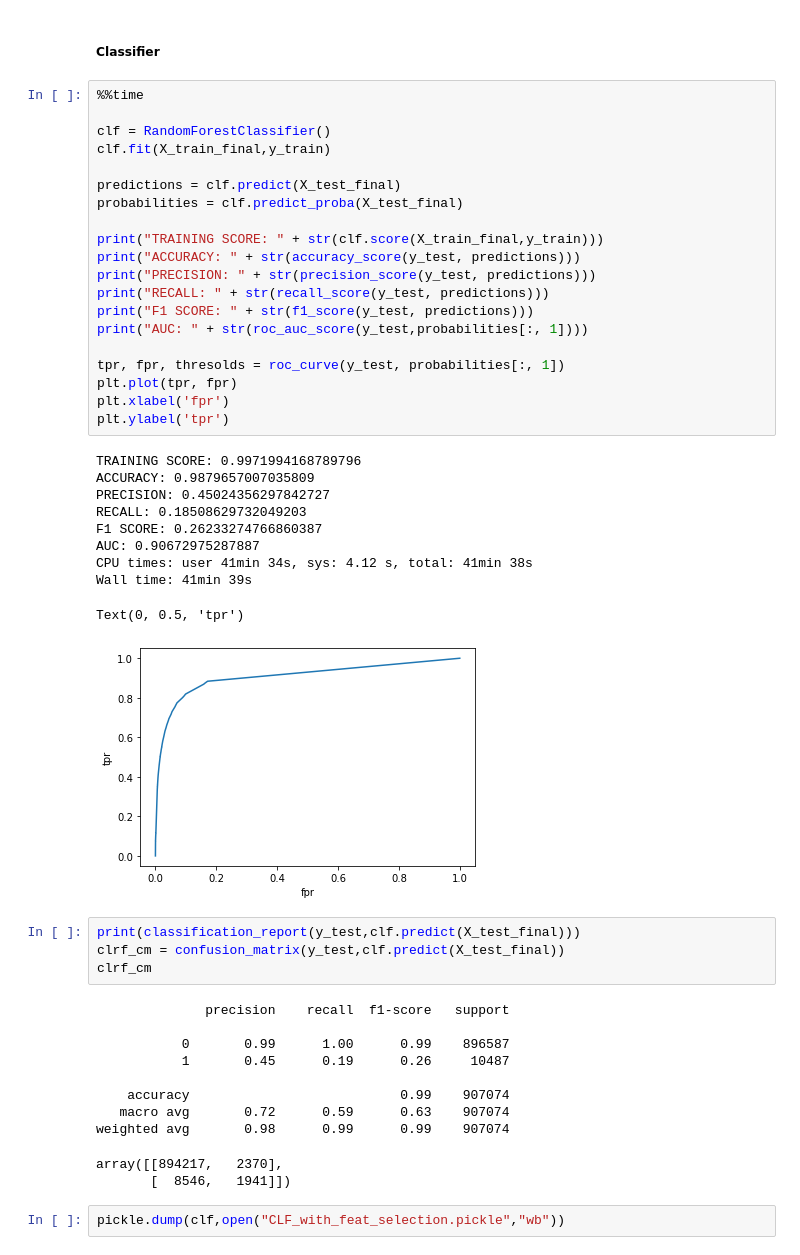
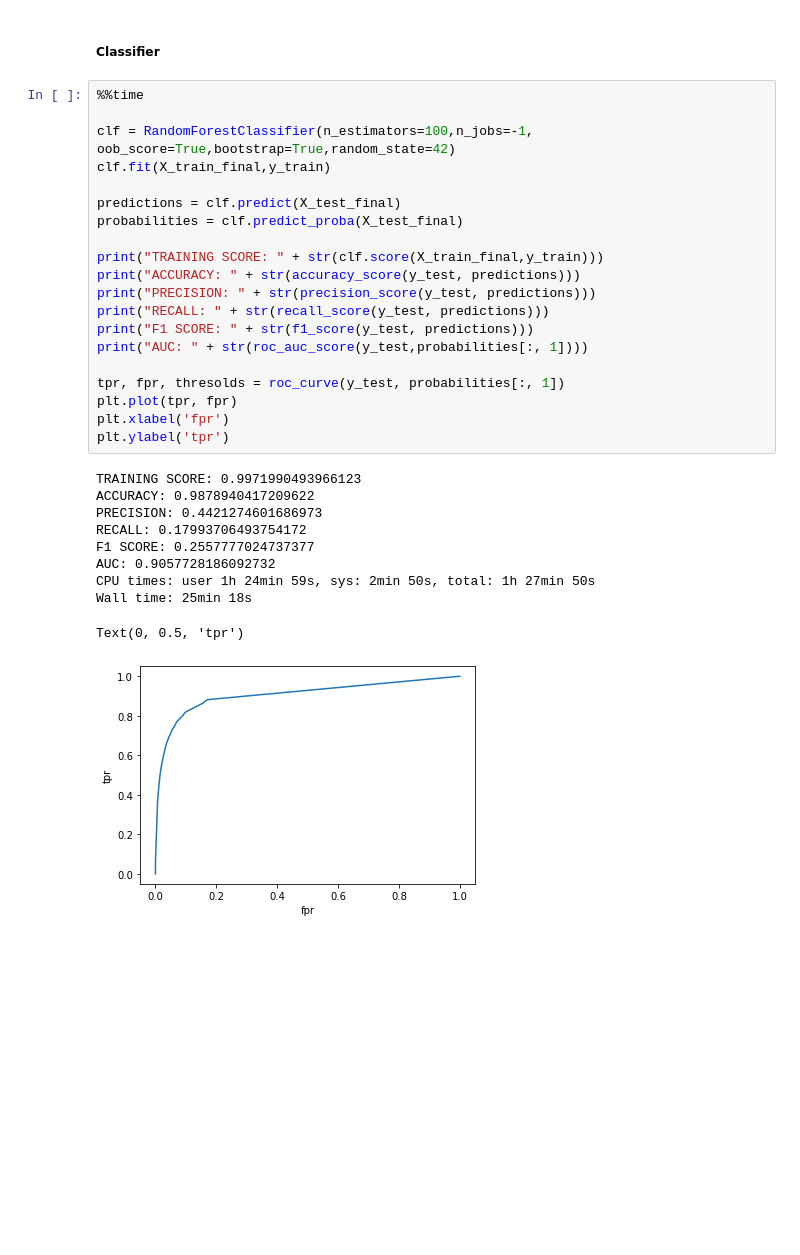
Before and after one commit to Laurajmoreno/ML_and_CRO, a Jupyter notebook: CLASSIFICATION_OPTIMIZATION_Random-Forest-with-fulldata-no-carrito-pedido.ipynb, the cells around one changed output. Drawn from its saved outputs; the diff is of its cells as text; blank space fills up the shorter version.

```diff
--- a/CLASSIFICATION_OPTIMIZATION_Random-Forest-with-fulldata-no-carrito-pedido.ipynb
+++ b/CLASSIFICATION_OPTIMIZATION_Random-Forest-with-fulldata-no-carrito-pedido.ipynb
@@ -1387,50 +1367,33 @@ pickle.dump(sel,open("feat_selection.pickle","wb"))
 # %% [markdown]
 ##### Classifier
-# %%
-%%time
-
-clf = RandomForestClassifier()
-clf.fit(X_train_final,y_train)
-
-predictions = clf.predict(X_test_final)
-probabilities = clf.predict_proba(X_test_final)
-
-print("TRAINING SCORE: " + str(clf.score(X_train_final,y_train)))
-print("ACCURACY: " + str(accuracy_score(y_test, predictions)))
-print("PRECISION: " + str(precision_score(y_test, predictions)))
-print("RECALL: " + str(recall_score(y_test, predictions)))
-print("F1 SCORE: " + str(f1_score(y_test, predictions)))
-print("AUC: " + str(roc_auc_score(y_test,probabilities[:, 1])))
-
-tpr, fpr, thresolds = roc_curve(y_test, probabilities[:, 1])
-plt.plot(tpr, fpr)
-plt.xlabel('fpr')
-plt.ylabel('tpr')
-# %% [output]
-TRAINING SCORE: 0.9971994168789796
-ACCURACY: 0.9879657007035809
-PRECISION: 0.45024356297842727
-RECALL: 0.18508629732049203
-F1 SCORE: 0.26233274766860387
-AUC: 0.90672975287887
-CPU times: user 41min 34s, sys: 4.12 s, total: 41min 38s
-Wall time: 41min 39s
-Text(0, 0.5, 'tpr')
-[figure, removed]
-# %%
-print(classification_report(y_test,clf.predict(X_test_final)))
-clrf_cm = confusion_matrix(y_test,clf.predict(X_test_final))
-clrf_cm
-# %% [output]
-              precision    recall  f1-score   support
-
-           0       0.99      1.00      0.99    896587
-           1       0.45      0.19      0.26     10487
-
-    accuracy                           0.99    907074
-   macro avg       0.72      0.59      0.63    907074
-weighted avg       0.98      0.99      0.99    907074
-array([[894217,   2370],
-       [  8546,   1941]])
-# %%
-pickle.dump(clf,open("CLF_with_feat_selection.pickle","wb"))
+# %%
+%%time
+
+clf = RandomForestClassifier(n_estimators=100,n_jobs=-1, oob_score=True,bootstrap=True,random_state=42)
+clf.fit(X_train_final,y_train)
+
+predictions = clf.predict(X_test_final)
+probabilities = clf.predict_proba(X_test_final)
+
+print("TRAINING SCORE: " + str(clf.score(X_train_final,y_train)))
+print("ACCURACY: " + str(accuracy_score(y_test, predictions)))
+print("PRECISION: " + str(precision_score(y_test, predictions)))
+print("RECALL: " + str(recall_score(y_test, predictions)))
+print("F1 SCORE: " + str(f1_score(y_test, predictions)))
+print("AUC: " + str(roc_auc_score(y_test,probabilities[:, 1])))
+
+tpr, fpr, thresolds = roc_curve(y_test, probabilities[:, 1])
+plt.plot(tpr, fpr)
+plt.xlabel('fpr')
+plt.ylabel('tpr')
+# %% [output]
+TRAINING SCORE: 0.9971990493966123
+ACCURACY: 0.9878940417209622
+PRECISION: 0.4421274601686973
+RECALL: 0.17993706493754172
+F1 SCORE: 0.2557777024737377
+AUC: 0.9057728186092732
+CPU times: user 1h 24min 59s, sys: 2min 50s, total: 1h 27min 50s
+Wall time: 25min 18s
+Text(0, 0.5, 'tpr')
+[figure, added]
```
Also changed, not shown: parts of 30 cells of this notebook.
